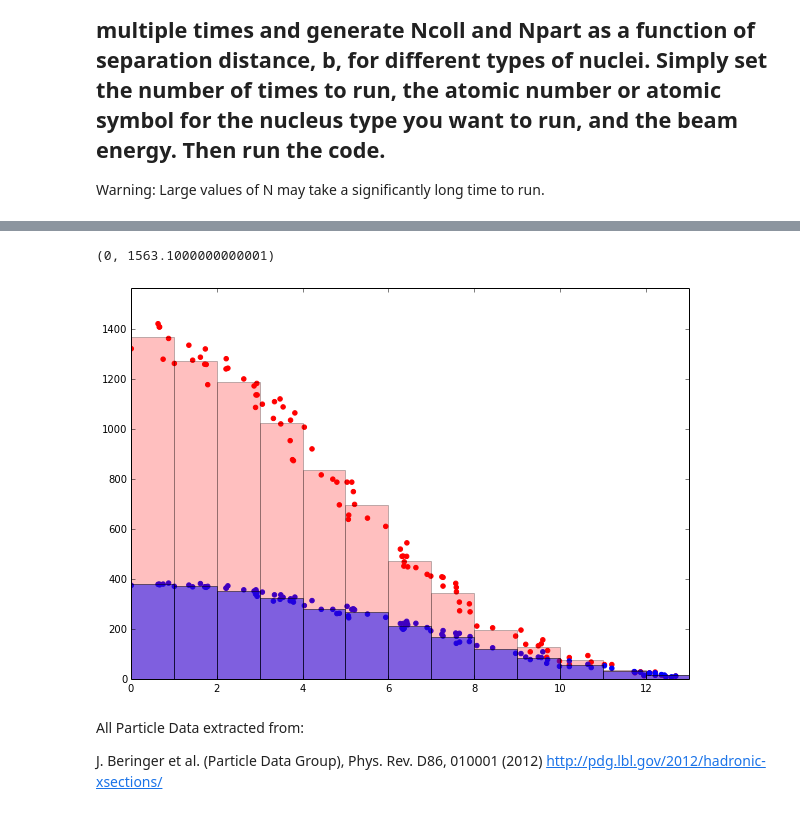
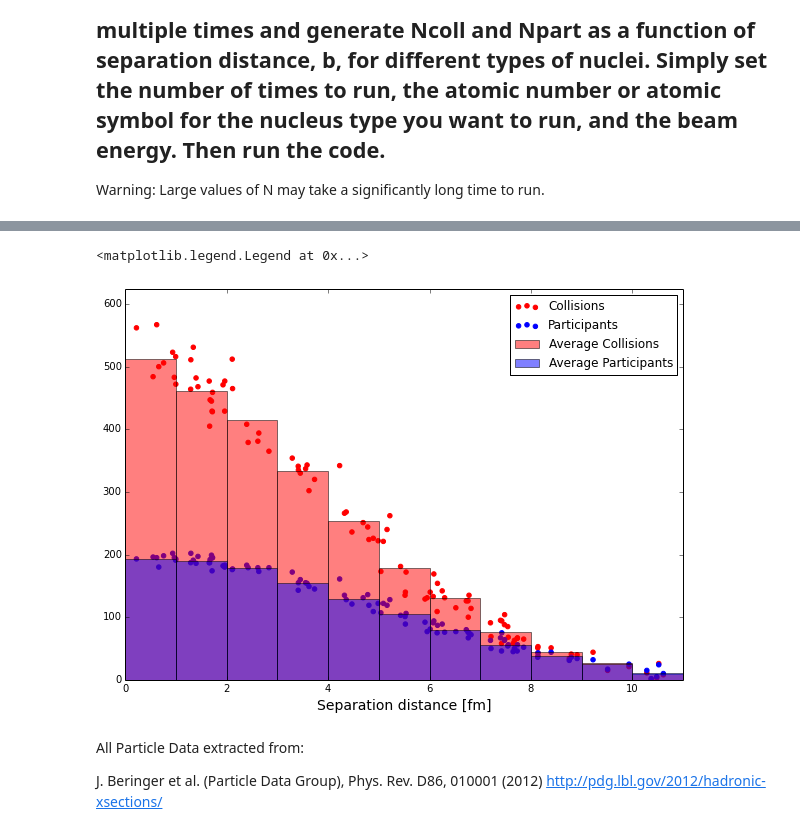
Before and after one commit to jdfreder/MCG, a Jupyter notebook: Project/NuclearInteractions.ipynb, the cells around one changed output, grey strips where cells are left out. Saved outputs shown, nothing was run; the diff lists cells and outputs as text; code cells hidden in the pictures.

```diff
--- a/Project/NuclearInteractions.ipynb
+++ b/Project/NuclearInteractions.ipynb
@@ -159,7 +159,7 @@ xlim((0,9))
 # %%
 def distribute1D(x,prob,N):
     """Takes any numerical distribution prob, on the interval defined by the array x, and returns an array of N sampled values that are statistically the same as the input data."""
-    y=prob*4*pi*r**2
+    y=prob*4*pi*x**2
     A=cumsum(y)/(cumsum(y)[(len(x)-1)])
     z=numpy.random.random_sample(N)
     B=searchsorted(A,z)
@@ -441,40 +441,42 @@ legend()
 # %%
 HData=zeros((len(b),2))
 PData=zeros((len(b),2))
 HData[:,0]=b[:]
 PData[:,0]=b[:]
 HData[:,1]=Ncoll[:]
 PData[:,1]=Npart[:]
 SortHData=HData[HData[:,0].argsort()]
 SortPData=PData[PData[:,0].argsort()]
 AvgNColl=zeros(floor(max(SortHData[:,0]))+1)
 AvgNPart=zeros(floor(max(SortPData[:,0]))+1)
 CBins=zeros(len(AvgNColl))
 PBins=zeros(len(AvgNPart))
 xColl=linspace(0,len(AvgNColl)-1,len(AvgNColl))
 xPart=linspace(0,len(AvgNPart)-1,len(AvgNPart))
 lc=0
 lp=0
 for n in SortHData[:,0]:
     AvgNColl[floor(n)]+=SortHData[lc,1]
     CBins[floor(n)]+=1
     lc+=1
 for i in SortPData[:,0]:
     AvgNPart[floor(i)]+=SortPData[lp,1]
     PBins[floor(i)]+=1
     lp+=1
 for p in range(len(CBins)):
     AvgNColl[p]=AvgNColl[p]/CBins[p]
     AvgNPart[p]=AvgNPart[p]/PBins[p]
-bar(xColl,AvgNColl,width=1,alpha=.25,color='red')
-bar(xPart,AvgNPart,width=1,alpha=.5,color='blue')
-scatter(b,Ncoll,color='red')
-scatter(b,Npart,color='blue')
-xlim(0,len(Bins))
+bar(xColl,AvgNColl,width=1,alpha=.5,color='red',label='Average Collisions')
+bar(xPart,AvgNPart,width=1,alpha=.5,color='blue',label='Average Participants')
+scatter(b,Ncoll,color='red',label='Collisions')
+scatter(b,Npart,color='blue',label='Participants')
+xlim(0,len(CBins))
 ylim(0,max(Ncoll)*1.1)
+xlabel('Separation distance [fm]',fontsize=14)
+legend()
 # %% [output]
-(0, 1563.1000000000001)
+<matplotlib.legend.Legend at 0x...>
-[figure, old version]
+[figure, new version]
 # %% [markdown]
 All Particle Data extracted from:
 
```
Also changed, not shown: parts of 5 cells of this notebook, 3 other files.
